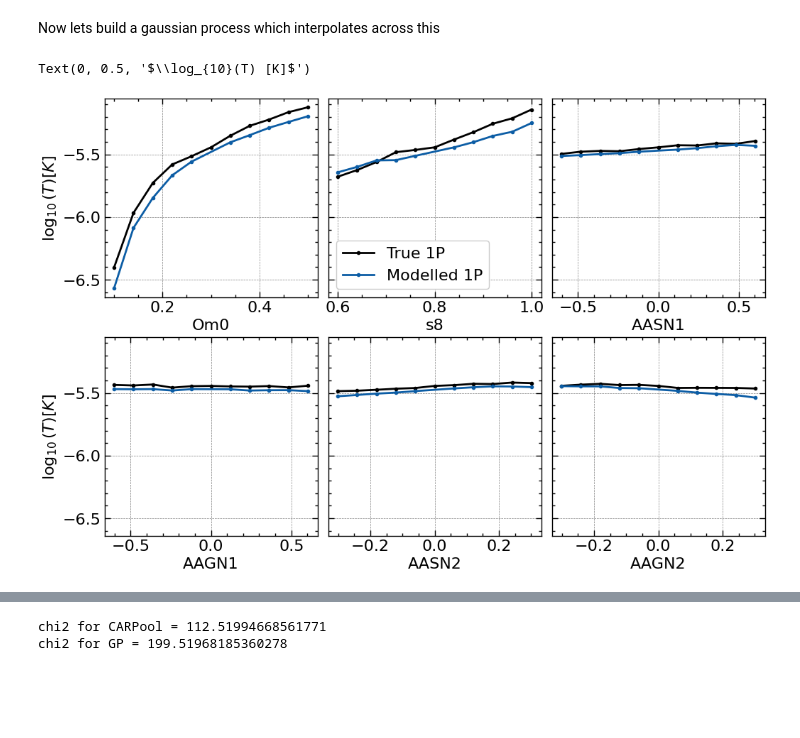
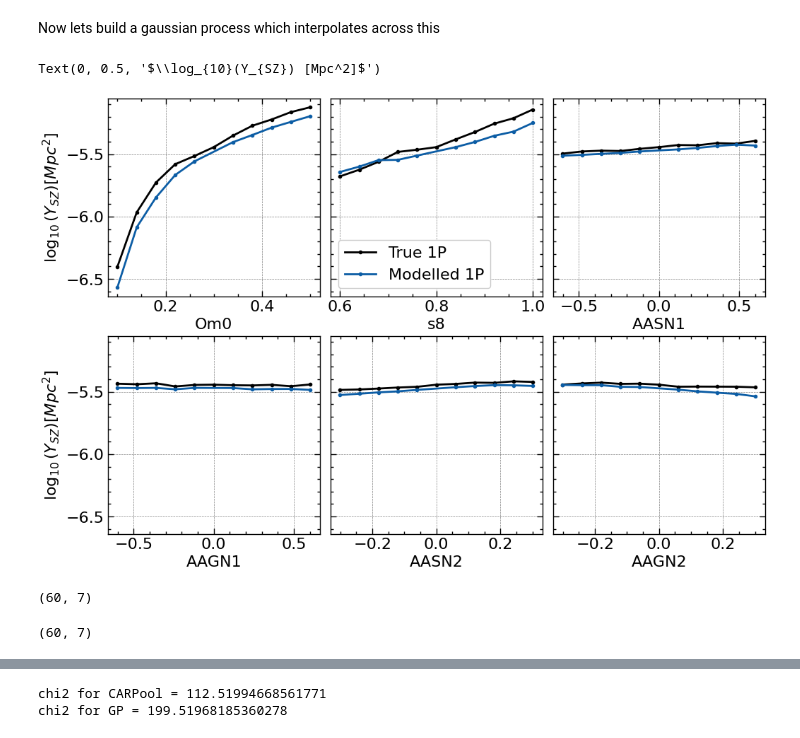
Before and after one commit to Maxelee/CARPoolGP_test, a Jupyter notebook: N-Dimensional test-Copy2.ipynb, the cells around one changed output, grey strips where cells are left out. Saved outputs shown, nothing was run; the diff lists cells and outputs as text; code cells hidden in the pictures; blank space fills up the shorter version.

Commit message:
ND test with active learning

```diff
--- a/N-Dimensional test-Copy2.ipynb
+++ b/N-Dimensional test-Copy2.ipynb
@@ -79,18 +79,18 @@ model = uncorr_gp.predict(Y_mean, np.array(param_df))
 # %%
 # fig, axs = plt.subplots(nrows=2, ncols=3, sharex=True, sharey=True)
 fig, axs = plt.subplots(nrows=2, ncols=3, sharex=False, sharey=True, figsize=(12, 8), gridspec_kw={'wspace':0.05})
 names = list(param_df.columns)
 for i, m in enumerate(model.reshape(6,-1)):
     x = np.unique(param_df.iloc[:, i])
     if i>1:
         x = np.log10(x)
     axs[i//3, i%3].plot(x, T[i][args], 'k.-', label='True 1P')
     x = np.delete(x, 5)
     axs[i//3, i%3].plot(x, m, '.-', label='Modelled 1P')
     axs[i//3, i%3].set_xlabel(names[i])
 axs[0,1].legend()
-axs[0,0].set_ylabel('$\log_{10}(T) [K]$')
-axs[1,0].set_ylabel('$\log_{10}(T) [K]$')
+axs[0,0].set_ylabel('$\log_{10}(Y_{SZ}) [Mpc^2]$')
+axs[1,0].set_ylabel('$\log_{10}(Y_{SZ}) [Mpc^2]$')
 # %% [output]
-Text(0, 0.5, '$\\log_{10}(T) [K]$')
+Text(0, 0.5, '$\\log_{10}(Y_{SZ}) [Mpc^2]$')
-[figure, old version]
+[figure, new version]
@@ -100,0 +119,8 @@ def chi2(data, model, cov):
+# %%
+param_df.shape
+# %% [output]
+(60, 7)
+# %%
+np.random.uniform(test_theta).shape
+# %% [output]
+(60, 7)
```
Also changed, not shown: parts of 28 cells of this notebook.
